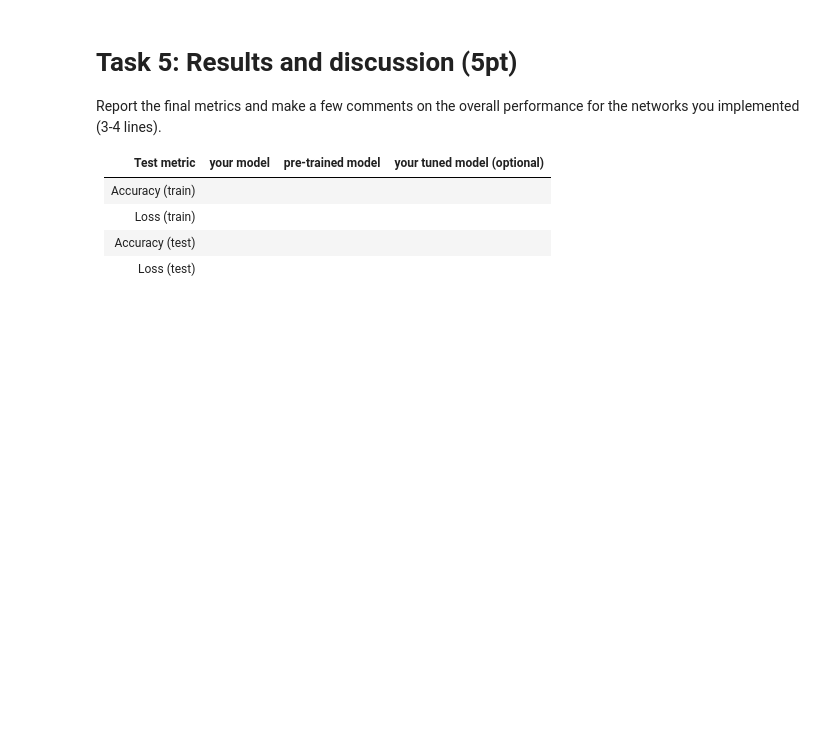
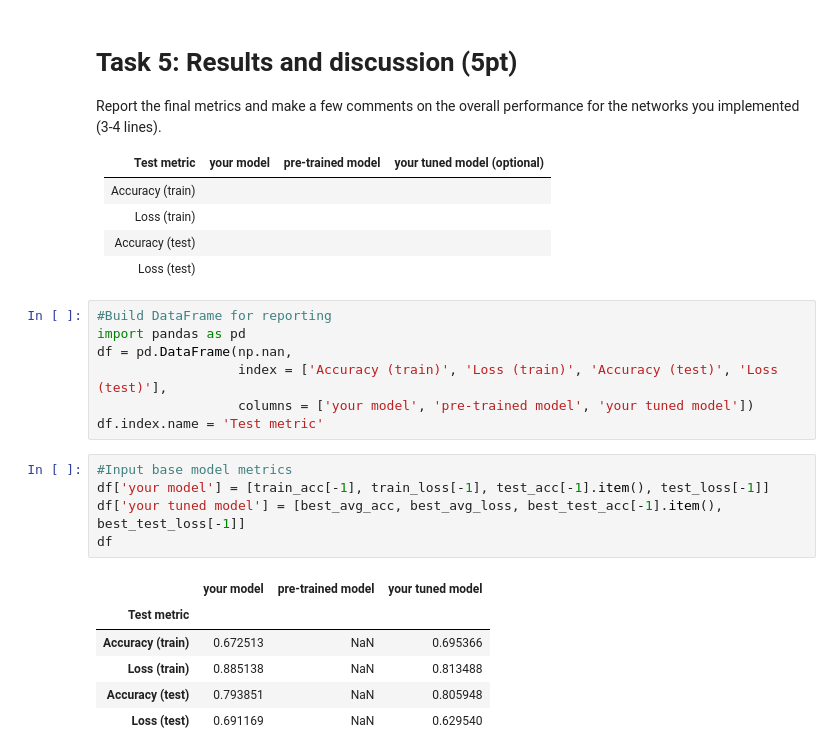
Before and after one commit to hertie-data-science-lab/assignment-2-ps-2f, a Jupyter notebook: main.ipynb, the cells around one changed output. Saved outputs shown, nothing was run; the diff lists cells and outputs as text; blank space fills up the shorter version.

```diff
--- a/main.ipynb
+++ b/main.ipynb
@@ -517,3 +583,22 @@ Report the final metrics and make a few comments on the overall performance for
 | Loss (train)               |               |             |                |
 | Accuracy (test)           |              |             |                |
 | Loss (test)               |               |             |                |
+# %%
+#Build DataFrame for reporting
+import pandas as pd
+df = pd.DataFrame(np.nan,
+                  index = ['Accuracy (train)', 'Loss (train)', 'Accuracy (test)', 'Loss (test)'],
+                  columns = ['your model', 'pre-trained model', 'your tuned model'])
+df.index.name = 'Test metric'
+# %%
+#Input base model metrics
+df['your model'] = [train_acc[-1], train_loss[-1], test_acc[-1].item(), test_loss[-1]]
+df['your tuned model'] = [best_avg_acc, best_avg_loss, best_test_acc[-1].item(), best_test_loss[-1]]
+df
+# %% [output]
+|  | your model | pre-trained model | your tuned model |
+| Test metric |  |  |  |
+| Accuracy (train) | 0.672513 | NaN | 0.695366 |
+| Loss (train) | 0.885138 | NaN | 0.813488 |
+| Accuracy (test) | 0.793851 | NaN | 0.805948 |
+| Loss (test) | 0.691169 | NaN | 0.629540 |
```
Also changed, not shown: parts of 9 cells of this notebook.
